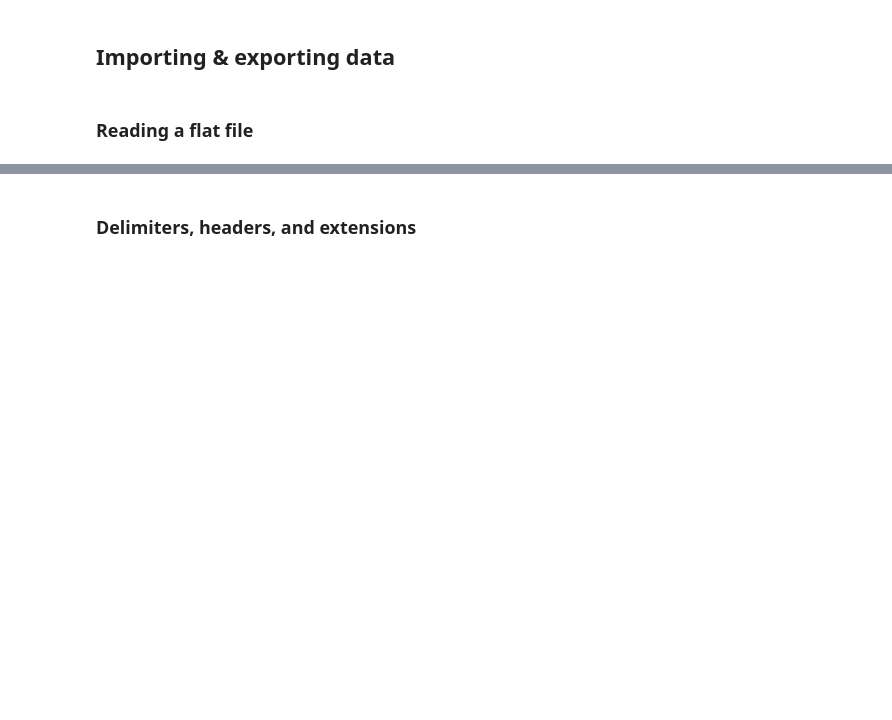
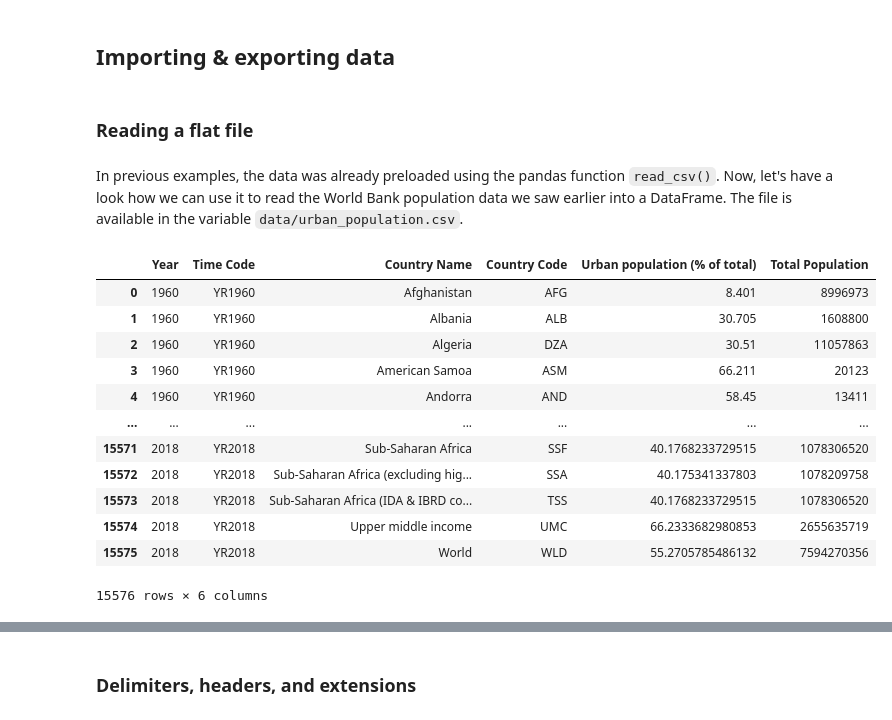
Before and after one commit to ML-Challenge/week2-data-analysis, a Jupyter notebook: L3.pandas Foundations.ipynb, the cells around one changed output, grey strips where cells are left out. Saved outputs shown, nothing was run; the diff lists cells and outputs as text; code cells hidden in the pictures; blank space fills up the shorter version.

```diff
--- a/L3.pandas Foundations.ipynb
+++ b/L3.pandas Foundations.ipynb
@@ -88,3 +201,25 @@ df_log10 has type <class 'pandas.core.frame.DataFrame'>
 ## Importing & exporting data
 # %% [markdown]
 ### Reading a flat file
+# %% [markdown]
+In previous examples, the data was already preloaded using the pandas function `read_csv()`. Now, let's have a look how we can use it to read the World Bank population data we saw earlier into a DataFrame. The file is available in the variable `data/urban_population.csv`.
+# %%
+# Just read the file
+urban_population = pd.read_csv('data/urban_population.csv')
+
+# Print the DataFrame
+urban_population
+# %% [output]
+|  | Year | Time Code | Country Name | Country Code | Urban population (% of total) | Total Population |
+| 0 | 1960 | YR1960 | Afghanistan | AFG | 8.401 | 8996973 |
+| 1 | 1960 | YR1960 | Albania | ALB | 30.705 | 1608800 |
+| 2 | 1960 | YR1960 | Algeria | DZA | 30.51 | 11057863 |
+| 3 | 1960 | YR1960 | American Samoa | ASM | 66.211 | 20123 |
+| 4 | 1960 | YR1960 | Andorra | AND | 58.45 | 13411 |
+| ... | ... | ... | ... | ... | ... | ... |
+| 15571 | 2018 | YR2018 | Sub-Saharan Africa | SSF | 40.1768233729515 | 1078306520 |
+| 15572 | 2018 | YR2018 | Sub-Saharan Africa (excluding hig... | SSA | 40.175341337803 | 1078209758 |
+| 15573 | 2018 | YR2018 | Sub-Saharan Africa (IDA & IBRD co... | TSS | 40.1768233729515 | 1078306520 |
+| 15574 | 2018 | YR2018 | Upper middle income | UMC | 66.2333682980853 | 2655635719 |
+| 15575 | 2018 | YR2018 | World | WLD | 55.2705785486132 | 7594270356 |
+15576 rows × 6 columns
```
Also changed, not shown: parts of 45 cells of this notebook, 4 other files.
